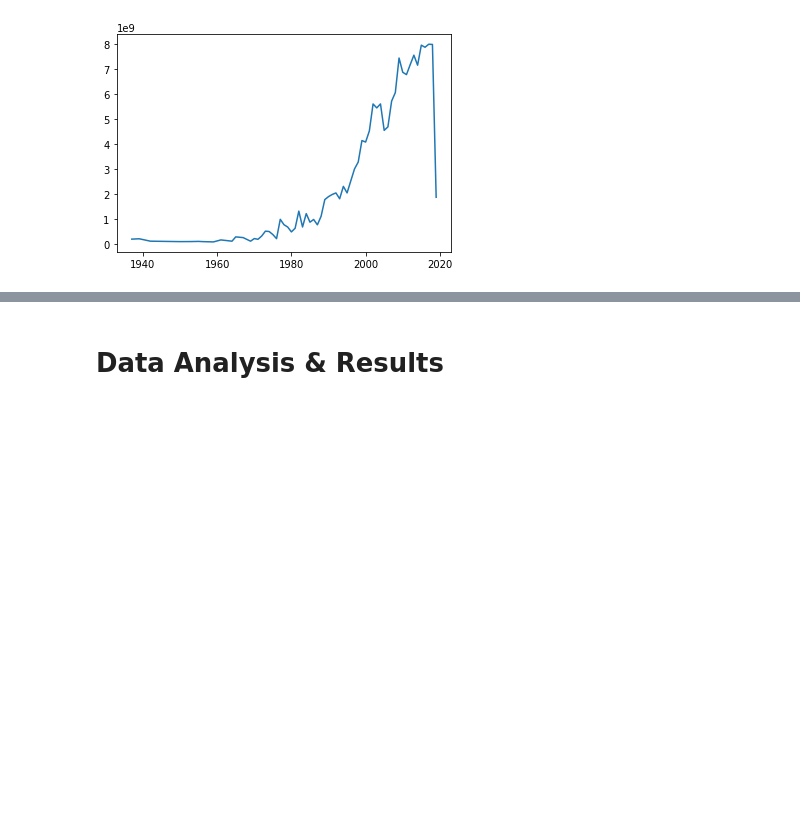
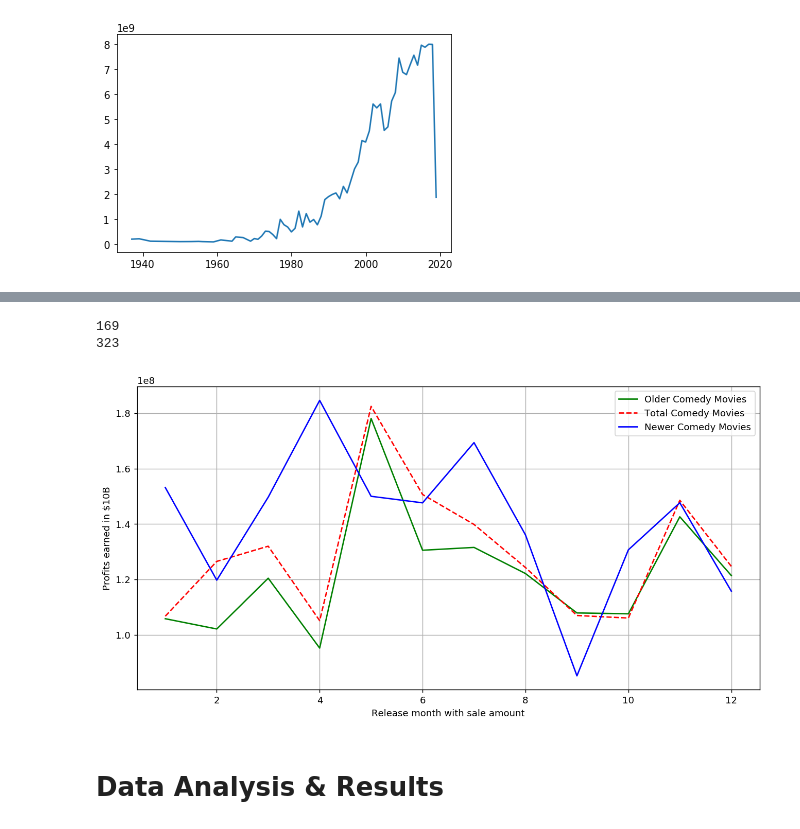
Before and after one commit to SephalTheX/Corollators, a Jupyter notebook: FinalProject.ipynb, the cells around one changed output, grey strips where cells are left out. Cells and saved outputs as stored; diff of their text form; code cells hidden in the pictures; blank space fills up the shorter version.

```diff
--- a/FinalProject.ipynb
+++ b/FinalProject.ipynb
@@ -409,3 +466,24 @@ plt.plot(profits_year)
+# %%
+monthly_comp_comedy = df_comedy.groupby('Month')['DomesticBox Office'].mean()
+df_newer_comedy = df_drama[df_drama['Year']>2010]
+print(len(df_newer_action))
+monthly_comp_newer_comedy = df_newer_comedy.groupby('Month')['DomesticBox Office'].mean()
+df_older_comedy = df_comedy[df_comedy['Year']<=2010]
+print(len(df_older_comedy))
+monthly_comp_older_comedy = df_older_comedy.groupby('Month')['DomesticBox Office'].mean()
+plt.figure(figsize=(12,6),dpi=130)
+plt.xlabel('Release month with sale amount')
+plt.ylabel('Profits earned in $10B')
+plt.grid()
+plt.plot(monthly_comp_older_comedy, 'g', label = 'Older Comedy Movies')
+plt.plot(monthly_comp_comedy, 'r',linestyle='dashed', label = 'Total Comedy Movies')
+plt.plot(monthly_comp_newer_comedy, 'b', label = 'Newer Comedy Movies')
+plt.legend()
+plt.show()
+# %% [output]
+169
+323
+[figure, added]
 # %% [markdown]
 # Data Analysis & Results
 # %%
```
Also changed, not shown: parts of 11 cells of this notebook.
